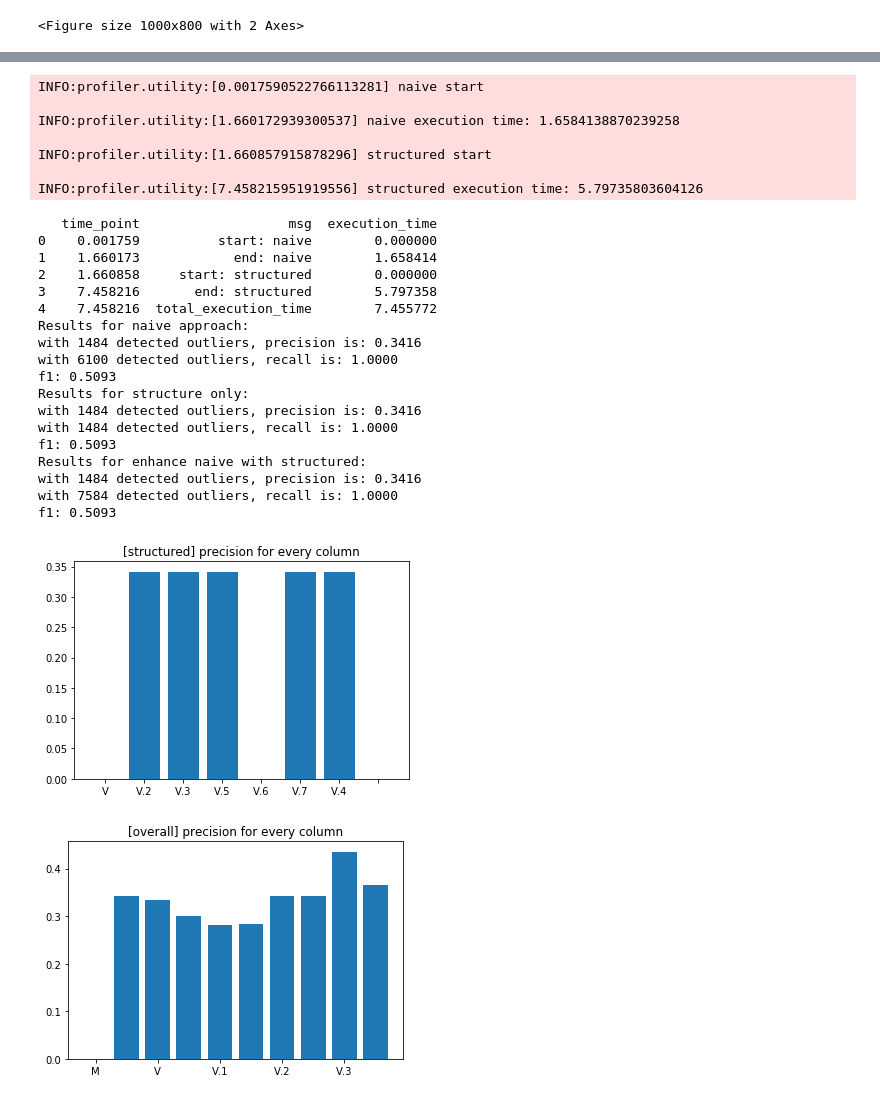
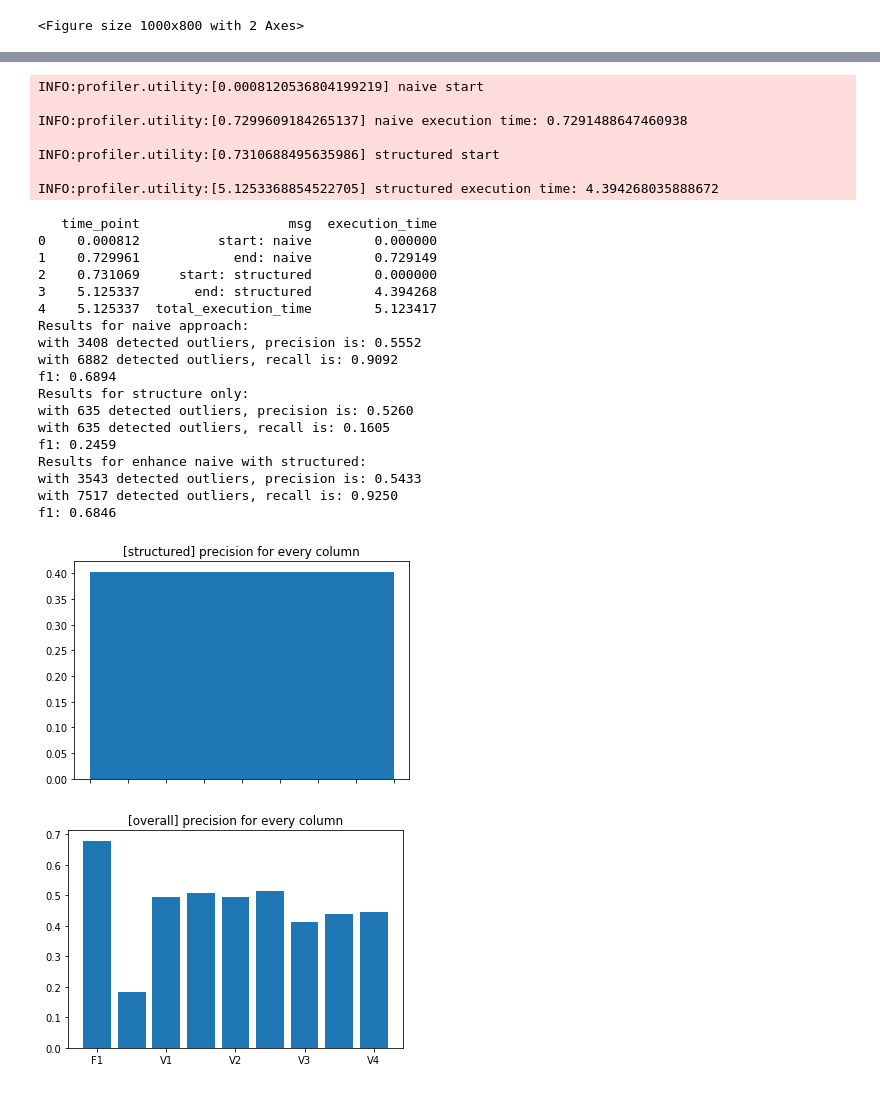
Before and after one commit to sis-ethz/Profiler-Public, a Jupyter notebook: tutorials/Experiment_OD_size-of-neighborhood.ipynb, the cells around one changed output, grey strips where cells are left out. Cells and saved outputs as stored; diff of their text form; code cells hidden in the pictures.

```diff
--- a/tutorials/Experiment_OD_size-of-neighborhood.ipynb
+++ b/tutorials/Experiment_OD_size-of-neighborhood.ipynb
@@ -1,7 +1,7 @@
 # %% [markdown]
 ## 0. Load Data
 # %%
-dataname = 'yeast'
+dataname = 'abalone'
 # %%
 from scipy.io import loadmat
 import numpy as np
@@ -153,37 +145,37 @@ pf.session.timer.get_stat()
 from profiler.app.od import *
 # %%
 detector = ScikitDetector(pf.session.ds.df, attr=pf.session.ds.dtypes, method="ocsvm", gt_idx=gt_idx,
-                           nu=0.1, gamma='auto', tol=1e-6, t=1e-6)
+                           nu=0.1, gamma='auto', tol=0.01, t=0.01)
 detector.run_all(parent_sets)
 detector.evaluate()
 # %% [output]
-INFO:profiler.utility:[0.0017590522766113281] naive start
+INFO:profiler.utility:[0.0008120536804199219] naive start
 
-INFO:profiler.utility:[1.660172939300537] naive execution time: 1.6584138870239258
+INFO:profiler.utility:[0.7299609184265137] naive execution time: 0.7291488647460938
 
-INFO:profiler.utility:[1.660857915878296] structured start
+INFO:profiler.utility:[0.7310688495635986] structured start
 
-INFO:profiler.utility:[7.458215951919556] structured execution time: 5.79735803604126
+INFO:profiler.utility:[5.1253368854522705] structured execution time: 4.394268035888672
    time_point                   msg  execution_time
-0    0.001759          start: naive        0.000000
-1    1.660173            end: naive        1.658414
-2    1.660858     start: structured        0.000000
-3    7.458216       end: structured        5.797358
-4    7.458216  total_execution_time        7.455772
+0    0.000812          start: naive        0.000000
+1    0.729961            end: naive        0.729149
+2    0.731069     start: structured        0.000000
+3    5.125337       end: structured        4.394268
+4    5.125337  total_execution_time        5.123417
 Results for naive approach:
-with 1484 detected outliers, precision is: 0.3416
-with 6100 detected outliers, recall is: 1.0000
-f1: 0.5093
+with 3408 detected outliers, precision is: 0.5552
+with 6882 detected outliers, recall is: 0.9092
+f1: 0.6894
 Results for structure only:
-with 1484 detected outliers, precision is: 0.3416
-with 1484 detected outliers, recall is: 1.0000
-f1: 0.5093
+with 635 detected outliers, precision is: 0.5260
+with 635 detected outliers, recall is: 0.1605
+f1: 0.2459
 Results for enhance naive with structured:
-with 1484 detected outliers, precision is: 0.3416
-with 7584 detected outliers, recall is: 1.0000
-f1: 0.5093
+with 3543 detected outliers, precision is: 0.5433
+with 7517 detected outliers, recall is: 0.9250
+f1: 0.6846
-[figure, old version]
+[figure, new version]
-[figure, old version]
+[figure, new version]
 # %%
 detector.view_neighbor_info()
 # %% [output]
```
Also changed, not shown: parts of 9 cells of this notebook, 2 other files.
